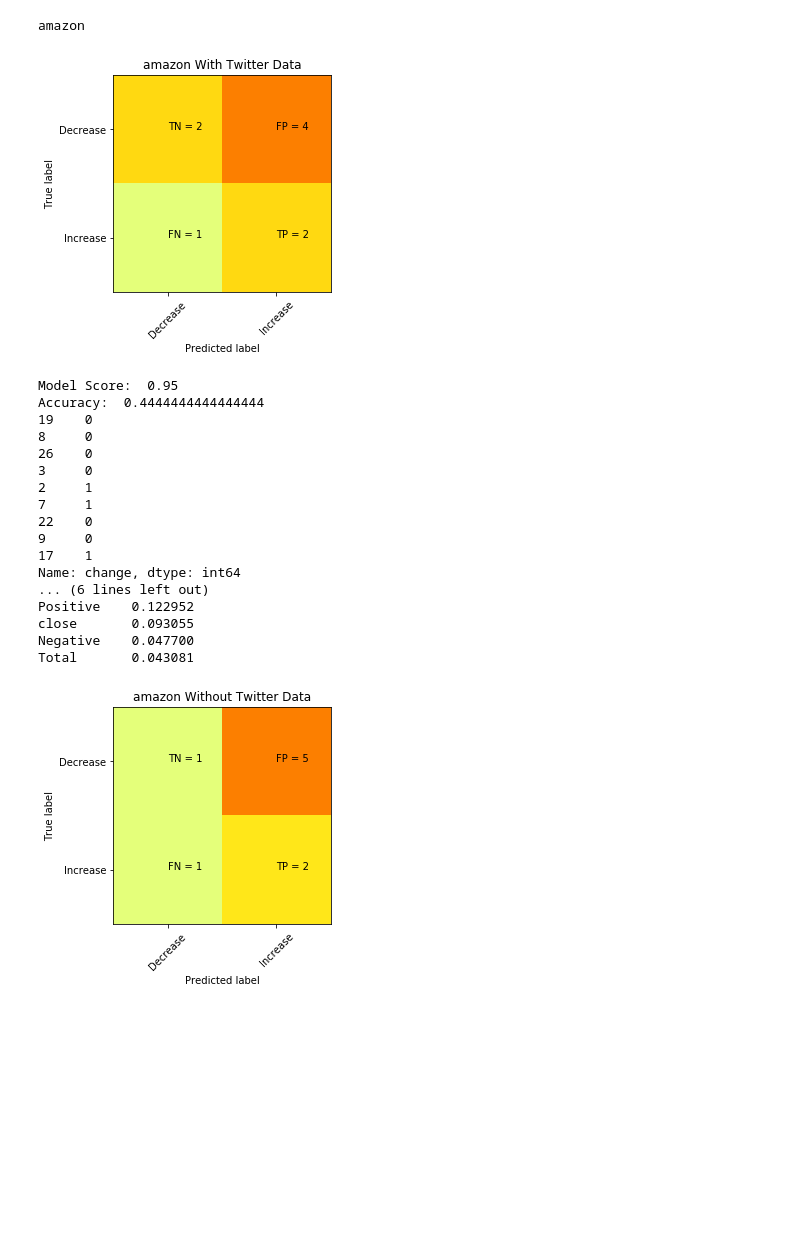
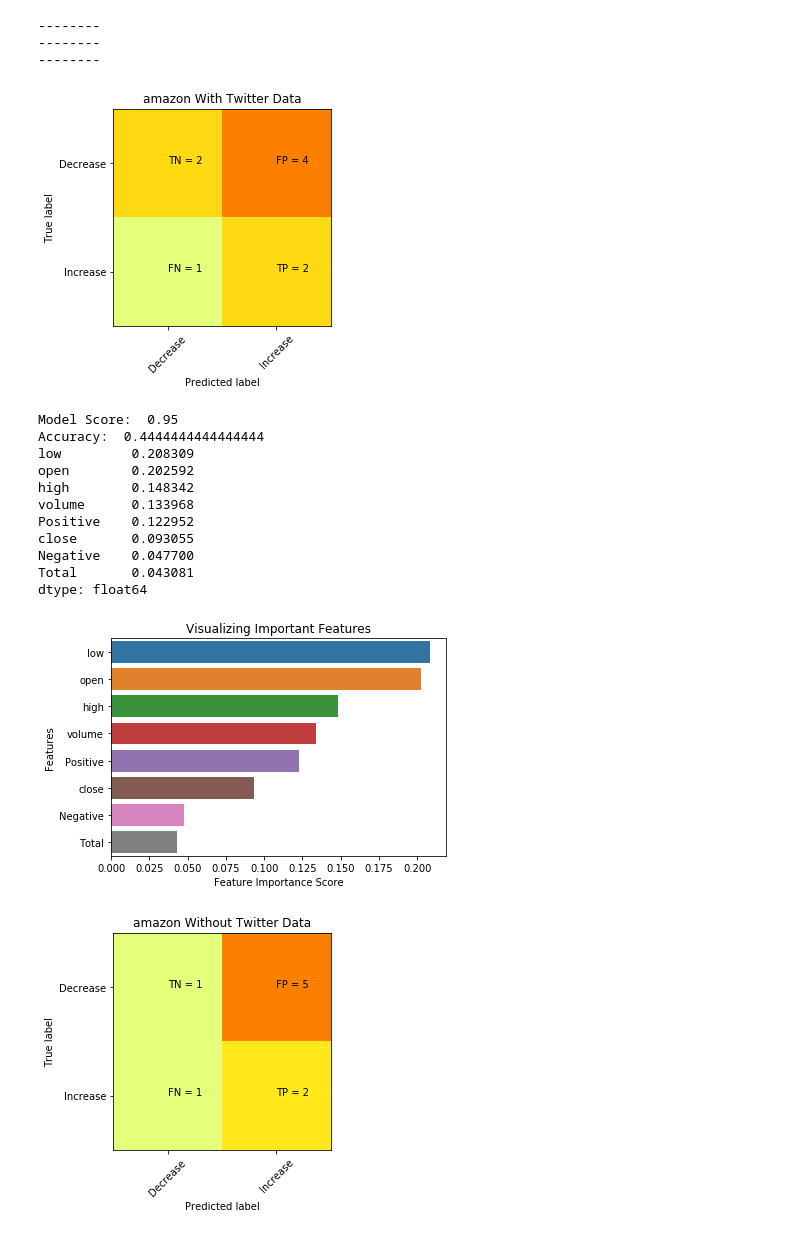
Before and after one commit to imw2/Twitter-Sentiment-Mining, a Jupyter notebook: ClassifierUsingRandomForest.ipynb, the cells around one changed output. Cells and saved outputs as stored; diff of their text form; code cells hidden in the pictures; blank space fills up the shorter version.

```diff
--- a/ClassifierUsingRandomForest.ipynb
+++ b/ClassifierUsingRandomForest.ipynb
@@ -14,8 +16,9 @@ stocks = ["amazon","apple","facebook","google","netflix"]
 for stock in stocks:
     Stock_Prediction = pd.read_csv('faangStockTweets\\' + stock + '.csv')
     Stock_Prediction = pd.DataFrame(Stock_Prediction).head(29)
-    print()
-    print(stock)
+    print('--------')
+    print('--------')
+    print('--------')
 
     ##############################WITH TWITTER DATA##############################################
 
@@ -47,13 +50,14 @@ for stock in stocks:
 
     print("Model Score: ", model.score(X_train,y_train))
     print("Accuracy: ",metrics.accuracy_score(y_test,y_pred))
-    print(y_test)
-    print(y_pred)
 
-    feature_importances = pd.DataFrame(model.feature_importances_,
-                                   index = X_train.columns,
-                                    columns=['importance']).sort_values('importance', ascending=False)
-    print(feature_importances)
+    feature_imp = pd.Series(model.feature_importances_,index=X_train.columns).sort_values(ascending=False)
+
+    sns.barplot(x=feature_imp, y=feature_imp.index)
+    plt.xlabel('Feature Importance Score')
+    plt.ylabel('Features')
+    plt.title("Visualizing Important Features")
+    plt.show()
 
     #############################WITHOUT TWITTER DATA########################################
 
@@ -66,51 +70,49 @@ for stock in stocks:
     model.fit(X_train,y_train)
     y_pred = model.predict(X_test)
 
     cm = confusion_matrix(y_test, y_pred)
     plt.clf()
     plt.imshow(cm, interpolation='nearest', cmap=plt.cm.Wistia)
     classNames = ['Decrease','Increase']
     plt.title(stock + ' Without Twitter Data')
     plt.ylabel('True label')
     plt.xlabel('Predicted label')
     tick_marks = np.arange(len(classNames))
     plt.xticks(tick_marks, classNames, rotation=45)
     plt.yticks(tick_marks, classNames)
     s = [['TN','FP'], ['FN', 'TP']]
     for i in range(2):
         for j in range(2):
             plt.text(j,i, str(s[i][j])+" = "+str(cm[i][j]))
     plt.show()
 
     print("Model Score: ", model.score(X_train,y_train))
     print("Accuracy: ",metrics.accuracy_score(y_test,y_pred))
-    print(y_test)
-    print(y_pred)
 
-    feature_importances = pd.DataFrame(model.feature_importances_,
-                                   index = X_train.columns,
-                                    columns=['importance']).sort_values('importance', ascending=False)
-    print(feature_importances)
+    feature_imp = pd.Series(model.feature_importances_,index=X_train.columns).sort_values(ascending=False)
+
+    sns.barplot(x=feature_imp, y=feature_imp.index)
+    plt.xlabel('Feature Importance Score')
+    plt.ylabel('Features')
+    plt.title("Visualizing Important Features")
+    plt.show()
 # %% [output]
-amazon
+--------
+--------
+--------
 [figure]
 Model Score:  0.95
 Accuracy:  0.4444444444444444
-19    0
-8     0
-26    0
-3     0
-2     1
-7     1
-22    0
-9     0
-17    1
-Name: change, dtype: int64
-... (6 lines left out)
+low         0.208309
+open        0.202592
+high        0.148342
+volume      0.133968
 Positive    0.122952
 close       0.093055
 Negative    0.047700
 Total       0.043081
+dtype: float64
-[figure, old version]
+[figure, new version]
+[figure, new version]
 Model Score:  0.95
 Accuracy:  0.3333333333333333
```
Also changed, not shown: parts of 2 cells of this notebook, 1 other file.
